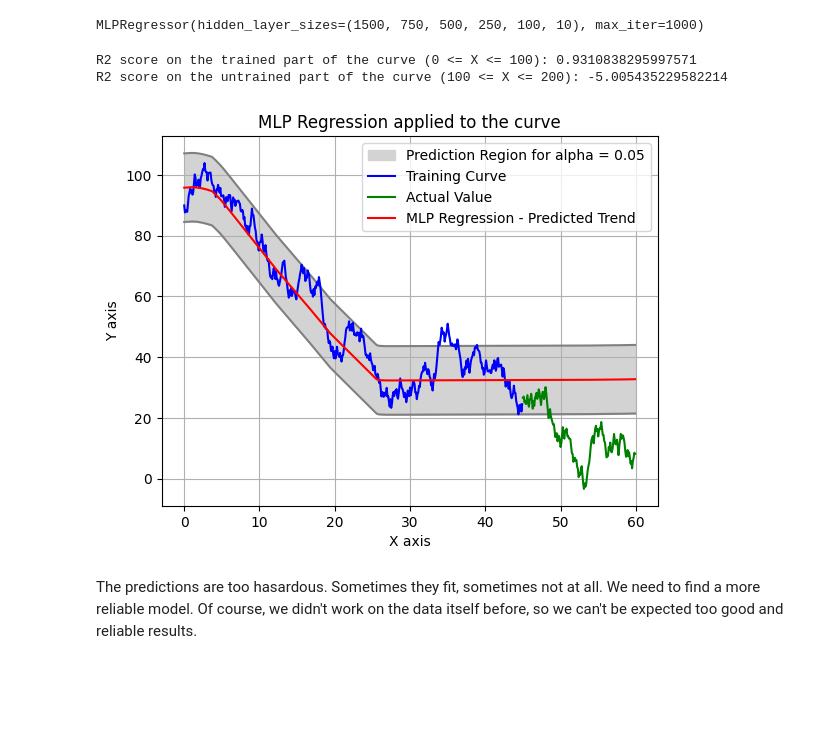
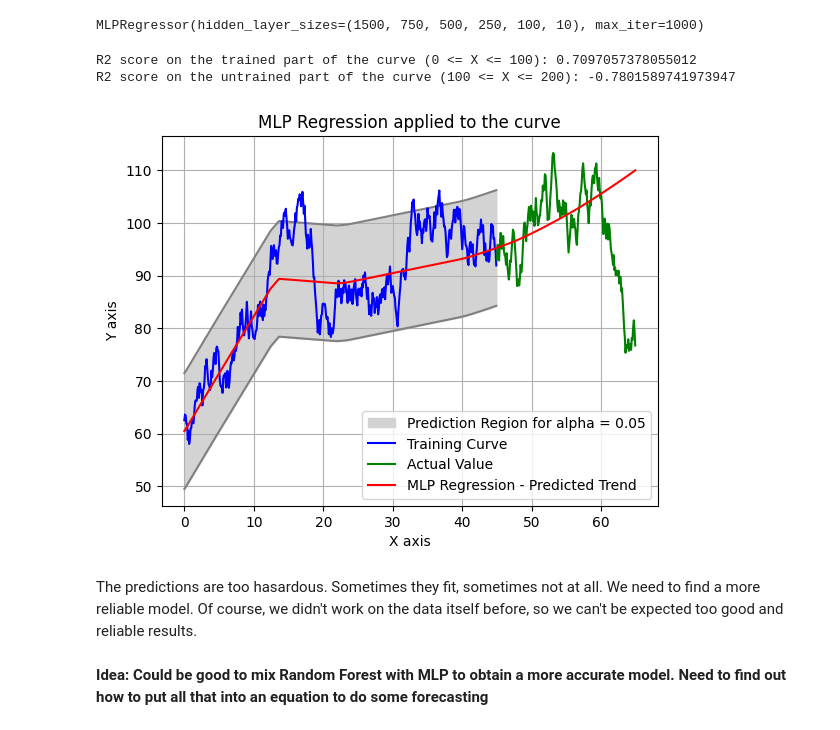
Before and after one commit to Gdeterline/Small-Projects-And-Courses, a Jupyter notebook: Time-Series/Regression/RegressionInitiation.ipynb, the cells around one changed output. Cells and saved outputs as stored; diff of their text form; code cells hidden in the pictures; blank space fills up the shorter version.

```diff
--- a/Time-Series/Regression/RegressionInitiation.ipynb
+++ b/Time-Series/Regression/RegressionInitiation.ipynb
@@ -11,5 +9,9 @@ alpha = 0.05
+# %%
+training_subset_length = 450
+total_data_length = round(training_subset_length/10) +20
+alpha = 0.05
 # %%
-X = np.arange(0, 60, 0.1).reshape(-1, 1)
+X = np.arange(0, total_data_length, 0.1).reshape(-1, 1)
 Y = []
 y = rd.randint(50, 100)
 for i in range(len(X)):
@@ -37,6 +39,6 @@ print(X.shape)
 # %%
 LR = LinearRegression()
-LR.fit(X[:450], Y[:450])
+LR.fit(X[:training_subset_length], Y[:training_subset_length])
 # %% [output]
 LinearRegression()
 # %%
@@ -95,17 +139,17 @@ MLPR = MLPRegressor(hidden_layer_sizes=(1500, 750, 500, 250, 100, 10), activatio
                  batch_size='auto', learning_rate="constant",
                  learning_rate_init=0.001,
                  max_iter=1000,tol=1e-4)
-MLPR.fit(X[:450], Y[:450])
+MLPR.fit(X[:training_subset_length], Y[:training_subset_length])
 # %% [output]
 MLPRegressor(hidden_layer_sizes=(1500, 750, 500, 250, 100, 10), max_iter=1000)
 # %%
 y_pred_MLP = MLPR.predict(X)
 # %%
-print(f"R2 score on the trained part of the curve (0 <= X <= 100): {r2_score(Y[:450], y_pred_MLP[:450])}")
-print(f"R2 score on the untrained part of the curve (100 <= X <= 200): {r2_score(Y[450:], y_pred_MLP[450:])}")
+print(f"R2 score on the trained part of the curve (0 <= X <= 100): {r2_score(Y[:training_subset_length], y_pred_MLP[:training_subset_length])}")
+print(f"R2 score on the untrained part of the curve (100 <= X <= 200): {r2_score(Y[training_subset_length:], y_pred_MLP[training_subset_length:])}")
 # %% [output]
-R2 score on the trained part of the curve (0 <= X <= 100): 0.9310838295997571
-R2 score on the untrained part of the curve (100 <= X <= 200): -5.005435229582214
+R2 score on the trained part of the curve (0 <= X <= 100): 0.7097057378055012
+R2 score on the untrained part of the curve (100 <= X <= 200): -0.7801589741973947
 # %%
 # Confidence region
 
@@ -117,19 +161,21 @@ qt = np.quantile(res, 1 - alpha)
 upper_LR = [y_pred_MLP[i] + qt if qt > 0 else y_pred_MLP[i] - qt for i in range(len(y_pred_MLP))]
 lower_LR = [y_pred_MLP[i] - qt if qt > 0 else y_pred_MLP[i] + qt for i in range(len(y_pred_MLP))]
 # %%
-plt.plot(X, upper_LR, color='grey')
-plt.plot(X, lower_LR, color='grey')
-plt.fill_between(X.reshape(-1), upper_LR, lower_LR, color='lightgrey', label=f'Prediction Region for alpha = {alpha}')
-plt.plot(X[:450], Y[:450], color='b', label='Training Curve')
-plt.plot(X[450:], Y[450:], color='g', label='Actual Value')
+plt.plot(X[:training_subset_length], upper_LR[:training_subset_length], color='grey')
+plt.plot(X[:training_subset_length], lower_LR[:training_subset_length], color='grey')
+plt.fill_between(X.reshape(-1)[:training_subset_length], upper_LR[:training_subset_length], lower_LR[:training_subset_length], color='lightgrey', label=f'Prediction Region for alpha = {alpha}')
+plt.plot(X[:training_subset_length], Y[:training_subset_length], color='b', label='Training Curve')
+plt.plot(X[training_subset_length:], Y[training_subset_length:], color='g', label='Actual Value')
 plt.plot(X, y_pred_MLP, color='r', label='MLP Regression - Predicted Trend')
 plt.xlabel("X axis")
 plt.ylabel("Y axis")
 plt.title("MLP Regression applied to the curve")
 plt.grid()
 plt.legend()
 plt.show()
 # %% [output]
-[figure, old version]
+[figure, new version]
 # %% [markdown]
 The predictions are too hasardous. Sometimes they fit, sometimes not at all. We need to find a more reliable model. Of course, we didn't work on the data itself before, so we can't be expected too good and reliable results.
+# %% [markdown]
+**Idea: Could be good to mix Random Forest with MLP to obtain a more accurate model. Need to find out how to put all that into an equation to do some forecasting**
```
Also changed, not shown: parts of 10 cells of this notebook.
